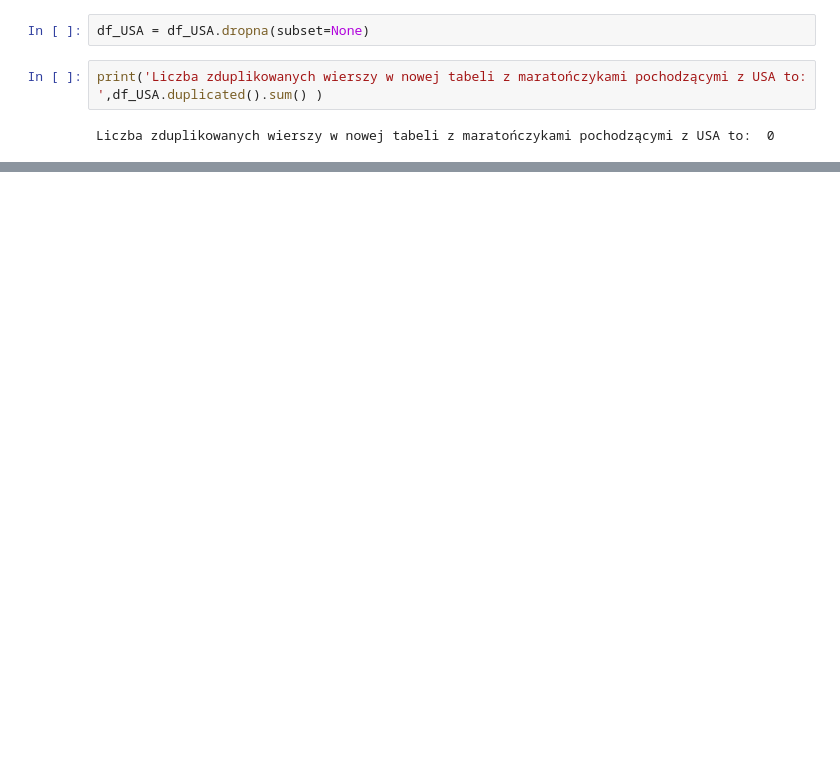
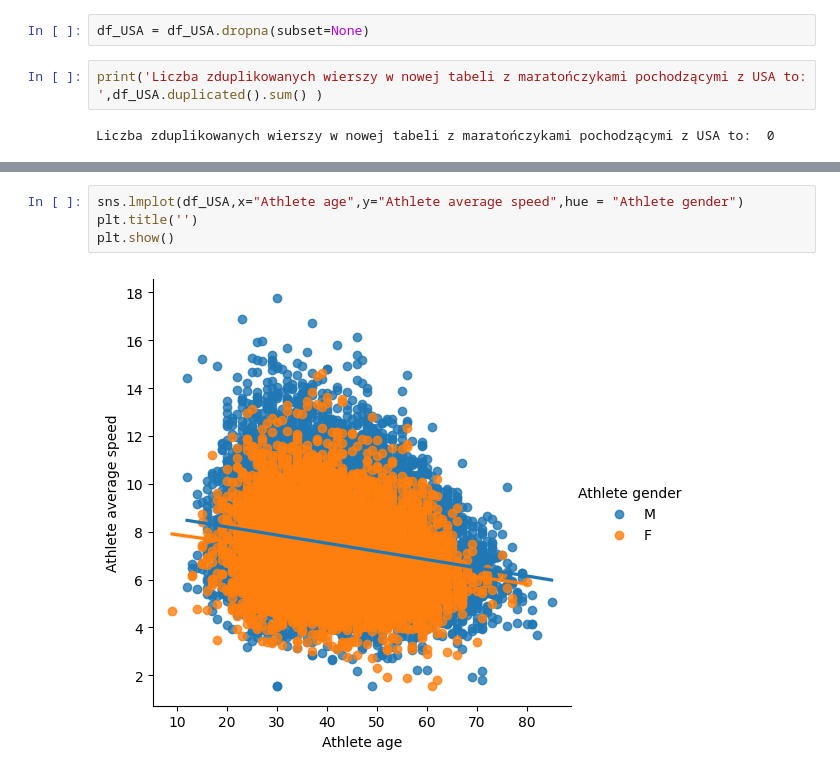
Before and after one commit to PatrykKawka/Python----Ultra-Marathion-Analysis-Project, a Jupyter notebook: Ultra Marathon Running USA.ipynb, the cells around one changed output, grey strips where cells are left out. Saved outputs shown, nothing was run; the diff lists cells and outputs as text; blank space fills up the shorter version.

```diff
--- a/Ultra Marathon Running USA.ipynb
+++ b/Ultra Marathon Running USA.ipynb
@@ -172,0 +178,6 @@ sns.histplot(df_USA, x='Event distance km', hue = 'Athlete gender', edgecolor='b
+# %%
+sns.lmplot(df_USA,x="Athlete age",y="Athlete average speed",hue = "Athlete gender")
+plt.title('')
+plt.show()
+# %% [output]
+[figure, added]
```
Also changed, not shown: parts of 16 cells of this notebook.
